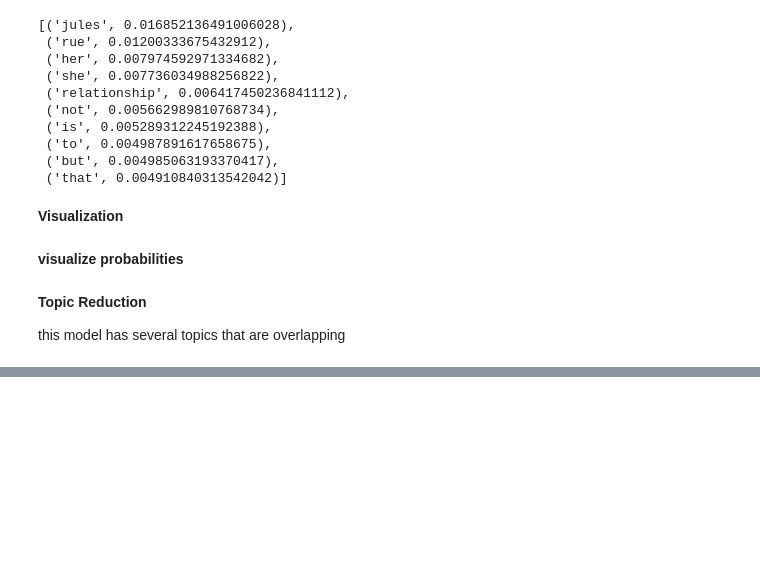
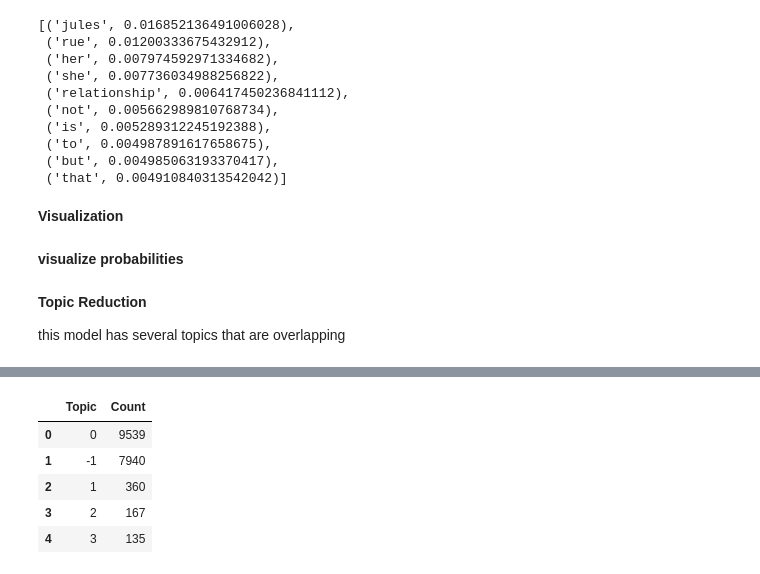
Before and after one commit to labouz/r-euphoria-tm, a Jupyter notebook: py/tm-bert.ipynb, the cells around one changed output, grey strips where cells are left out. Drawn from its saved outputs; the diff is of its cells as text; code cells hidden in the pictures; blank space fills up the shorter version.

```diff
--- a/py/tm-bert.ipynb
+++ b/py/tm-bert.ipynb
@@ -146,3 +146,7 @@ this model has several topics that are overlapping
 new_topics, new_probs = model_clean.reduce_topics(list(data_clean2[0]), topics_clean, probabilities_clean, nr_topics=30)
 # %%
 model_clean.visualize_distribution(new_probs[0])
+# %%
+# automatically reduce topics
+model_clean2 = BERTopic(calculate_probabilities=True, nr_topics='auto')
+topics_clean2, probabilities_clean2 = model_clean2.fit_transform(list(data_clean2[0]))
@@ -148,0 +170,9 @@ model_clean.visualize_distribution(new_probs[0])
+# %%
+model_clean2.get_topic_freq().head()
+# %% [output]
+|  | Topic | Count |
+| 0 | 0 | 9539 |
+| 1 | -1 | 7940 |
+| 2 | 1 | 360 |
+| 3 | 2 | 167 |
+| 4 | 3 | 135 |
```
Also changed, not shown: parts of 11 cells of this notebook, 2 other files.
